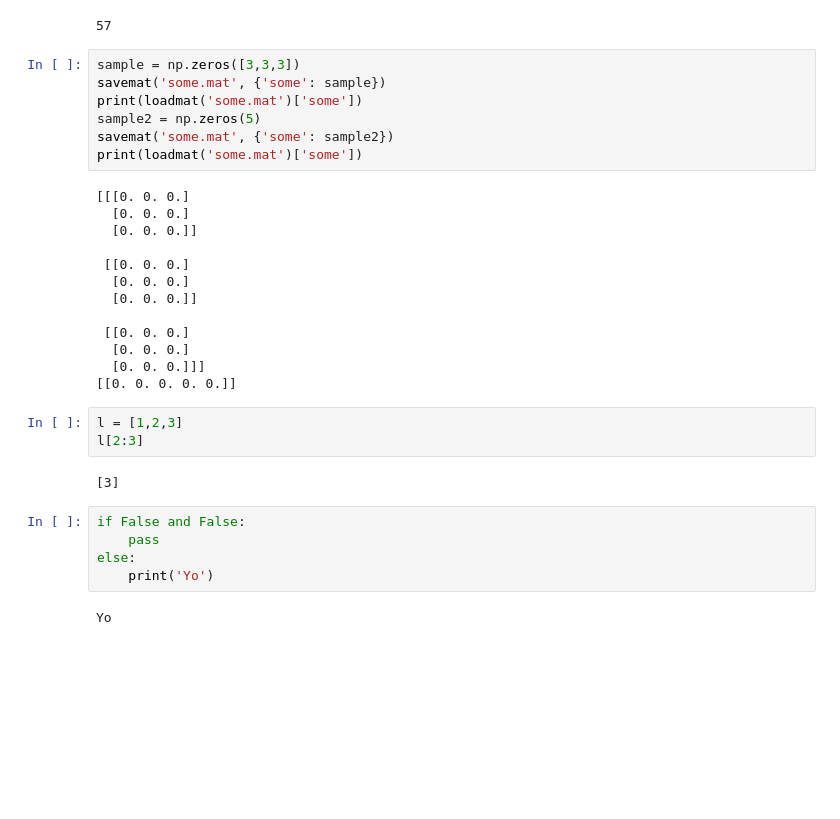
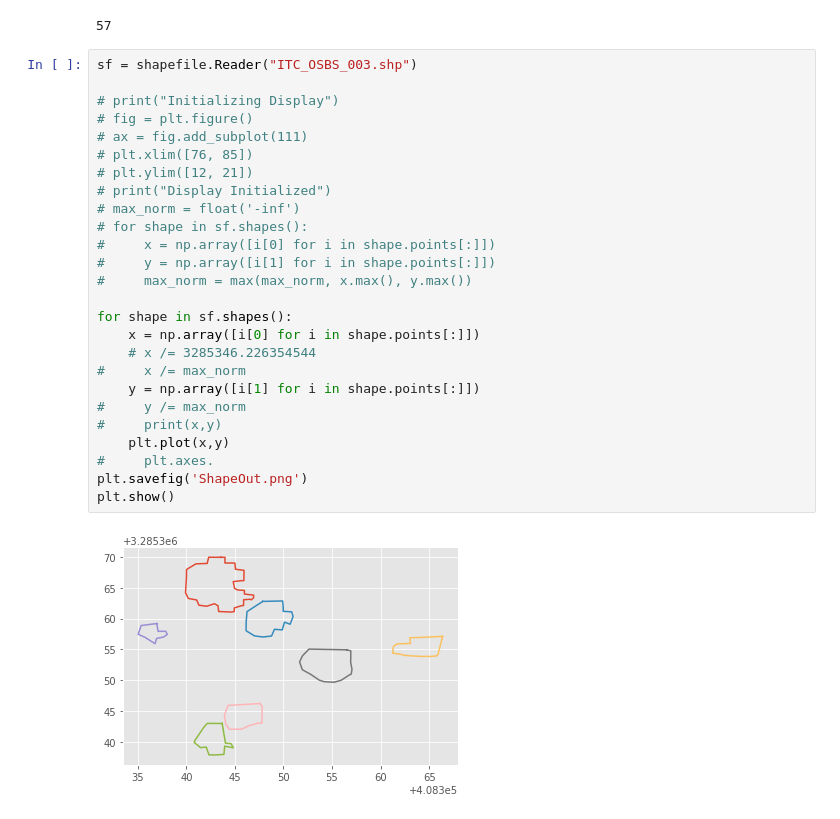
Before and after one commit to rachit-ranjan16/CrownSeg, a Jupyter notebook: Clustering and Segmentation.ipynb, the cells around one changed output. Saved outputs shown, nothing was run; the diff lists cells and outputs as text; blank space fills up the shorter version.

```diff
--- a/Clustering and Segmentation.ipynb
+++ b/Clustering and Segmentation.ipynb
@@ -101,35 +112,31 @@ ImageView object:
 len(noise_flags[noise_flags == 1])
 # %% [output]
 57
-# %%
-sample = np.zeros([3,3,3])
-savemat('some.mat', {'some': sample})
-print(loadmat('some.mat')['some'])
-sample2 = np.zeros(5)
-savemat('some.mat', {'some': sample2})
-print(loadmat('some.mat')['some'])
-# %% [output]
-[[[0. 0. 0.]
-  [0. 0. 0.]
-  [0. 0. 0.]]
-
- [[0. 0. 0.]
-  [0. 0. 0.]
-  [0. 0. 0.]]
-
- [[0. 0. 0.]
-  [0. 0. 0.]
-  [0. 0. 0.]]]
-[[0. 0. 0. 0. 0.]]
-# %%
-l = [1,2,3]
-l[2:3]
-# %% [output]
-[3]
-# %%
-if False and False:
-    pass
-else:
-    print('Yo')
-# %% [output]
-Yo
+# %%
+sf = shapefile.Reader("ITC_OSBS_003.shp")
+
+# print("Initializing Display")
+# fig = plt.figure()
+# ax = fig.add_subplot(111)
+# plt.xlim([76, 85])
+# plt.ylim([12, 21])
+# print("Display Initialized")
+# max_norm = float('-inf')
+# for shape in sf.shapes():
+#     x = np.array([i[0] for i in shape.points[:]])
+#     y = np.array([i[1] for i in shape.points[:]])
+#     max_norm = max(max_norm, x.max(), y.max())
+
+for shape in sf.shapes():
+    x = np.array([i[0] for i in shape.points[:]])
+    # x /= 3285346.226354544
+#     x /= max_norm
+    y = np.array([i[1] for i in shape.points[:]])
+#     y /= max_norm
+#     print(x,y)
+    plt.plot(x,y)
+#     plt.axes.
+plt.savefig('ShapeOut.png')
+plt.show()
+# %% [output]
+[figure, added]
```
Also changed, not shown: parts of 4 cells of this notebook, 1 other file.
